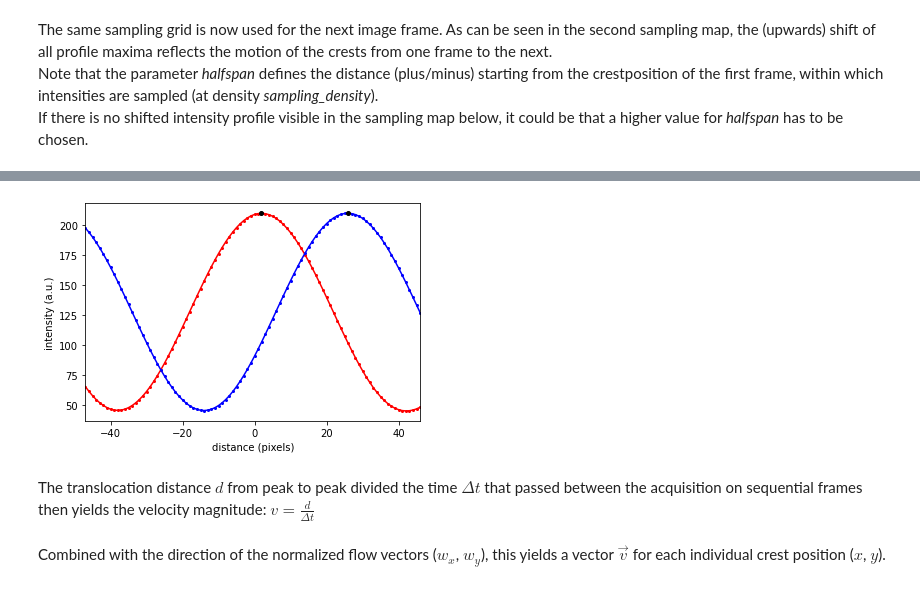
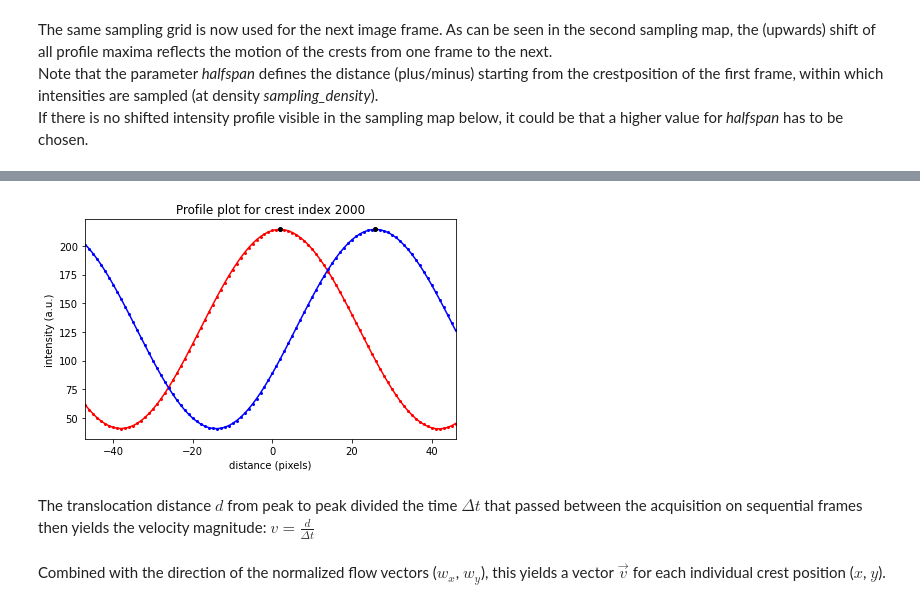
Before and after one commit to M-Sabrina/MinDE_analysis_2022, a Jupyter notebook: DEMO_MinDE_local_analysis.ipynb, the cells around one changed output, grey strips where cells are left out. Cells and saved outputs as stored; diff of their text form; code cells hidden in the pictures.

```diff
--- a/DEMO_MinDE_local_analysis.ipynb
+++ b/DEMO_MinDE_local_analysis.ipynb
@@ -129,6 +129,6 @@ We build two smoothed image stacks, first one with a finer smoothing kernel, the
 # %%
-kernel_size_general = 20  # for general (light) smoothing
-kernel_size_flow = 50  # stronger smoothing for optical flow analysis
+kernel_size_general = 15  # for general (light) smoothing
+kernel_size_flow = 35  # stronger smoothing for optical flow analysis
 # %%
 # build kernel for first smoothing step (for processing)
 general_kernel = np.ones((kernel_size_general, kernel_size_general), np.float32) / (kernel_size_general ** 2)
@@ -242,7 +242,7 @@ plt.show()
 For each crest point and its accompanying wavevector, we can now obtain a cross-section profile by two-dimensional interpolation. For efficiency, this is done as a grid-style 2D interpolation for all the crest points together.<br>
 Left panel: For clarity, we show a zoomed-in section of the pattern and the overlaying crests (red) and cross-section samplings (black). Right panel: The corresponding sampling map.
 # %%
-(profile_map1, xxgrid, yygrid,) = min_de_patterns_crests.sample_crests(
+(profile_map1, xxgrid, yygrid) = min_de_patterns_crests.sample_crests(
     im0_smz,
     crests_x,
     crests_y,
@@ -301,7 +301,7 @@ The same sampling grid is now used for the next image frame. As can be seen in t
 Note that the parameter *halfspan* defines the distance (plus/minus) starting from the crestposition of the first frame, within which intensities are sampled (at density *sampling_density*).<br>
 If there is no shifted intensity profile visible in the sampling map below, it could be that a higher value for *halfspan* has to be chosen.
 # %%
-(profile_map2, xxgrid, yygrid,) = min_de_patterns_crests.sample_crests(
+(profile_map2, xxgrid, yygrid) = min_de_patterns_crests.sample_crests(
     im1_smz,
     crests_x,
     crests_y,
@@ -365,0 +366,2 @@ velocities = min_de_patterns_crests.compare_crestmaps(
+# %%
+crest_index = 2000  # crest index for viewing, can be changed here
@@ -366,25 +390,24 @@ velocities = min_de_patterns_crests.compare_crestmaps(
 # %%
-crest_index = crest_index_auto  # crest index for viewing, can be changed here
-# by default take pretty one for demo, defined in code-box below selection-widget
-
 # identify peak positions
 prf1 = profile_map1[crest_index, :]
 prf2 = profile_map2[crest_index, :]
 ix1 = peak_profile.get_maxima(prf1, 1)
 ix2 = peak_profile.get_maxima(prf2, 1)
 x1, y1 = peak_profile.sub_unit_pos(prf1, ix1)
 x2, y2 = peak_profile.sub_unit_pos(prf2, ix2)
 
 # shift axis to have first peak close to center and plot
 x_axis_shift = np.arange(-halfspan, halfspan)
 fig, ax = plt.subplots()
+ax.set_title(f"Profile plot for crest index {crest_index}")
 ax.plot(x_axis_shift, prf1, "ro-", markersize=2)
 ax.plot(x_axis_shift, prf2, "bo-", markersize=2)
 ax.plot(x1 - halfspan, y1, "ko", markersize=4)
 ax.plot(x2 - halfspan, y2, "ko", markersize=4)
 ax.set_xlabel("distance (pixels)")
 ax.set_ylabel("intensity (a.u.)")
 ax.set_xlim([-halfspan, halfspan - 1])
+fig.tight_layout()
 plt.show()
 # %% [output]
-[figure, old version]
+[figure, new version]
```
Also changed, not shown: parts of 17 cells of this notebook, 23 other files.
